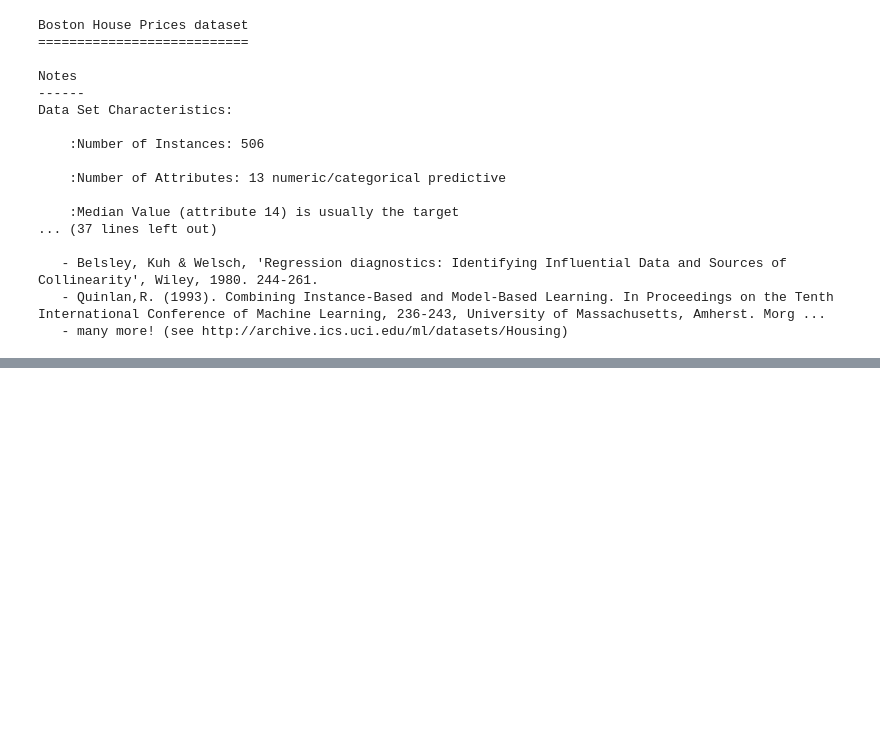
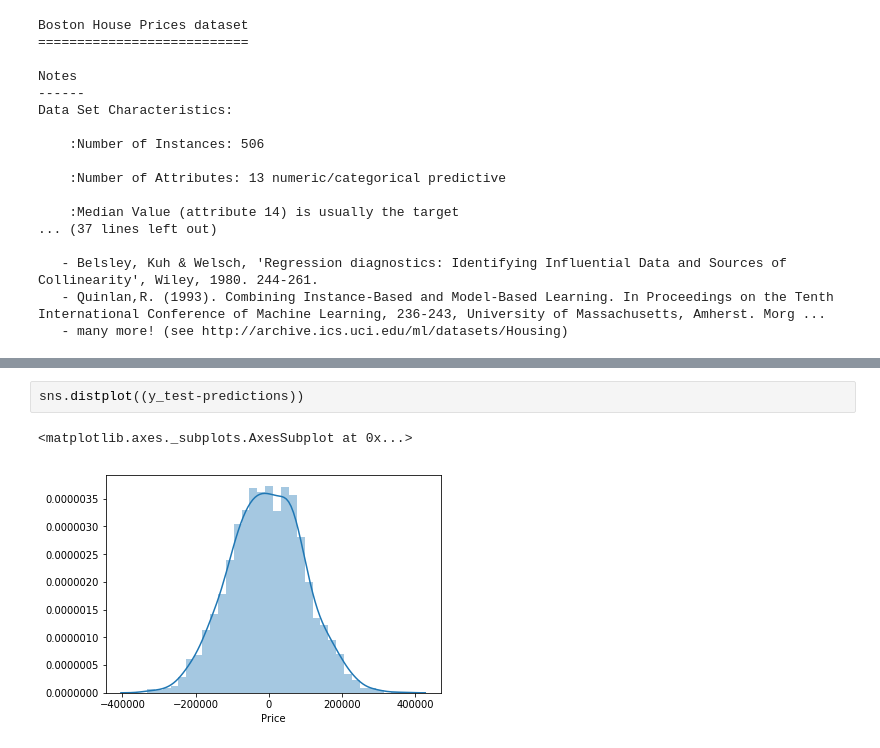
Before and after one commit to wwkb123/Python_And_MachineLearning_practice, a Jupyter notebook: Machine Learning/Linear Regression.ipynb, the cells around one changed output, grey strips where cells are left out. Cells and saved outputs as stored; diff of their text form; blank space fills up the shorter version.

```diff
--- a/Machine Learning/Linear Regression.ipynb
+++ b/Machine Learning/Linear Regression.ipynb
@@ -181,0 +191,5 @@ Data Set Characteristics:
+# %%
+sns.distplot((y_test-predictions))
+# %% [output]
+<matplotlib.axes._subplots.AxesSubplot at 0x...>
+[figure, added]
```
Also changed, not shown: parts of 3 cells of this notebook.
